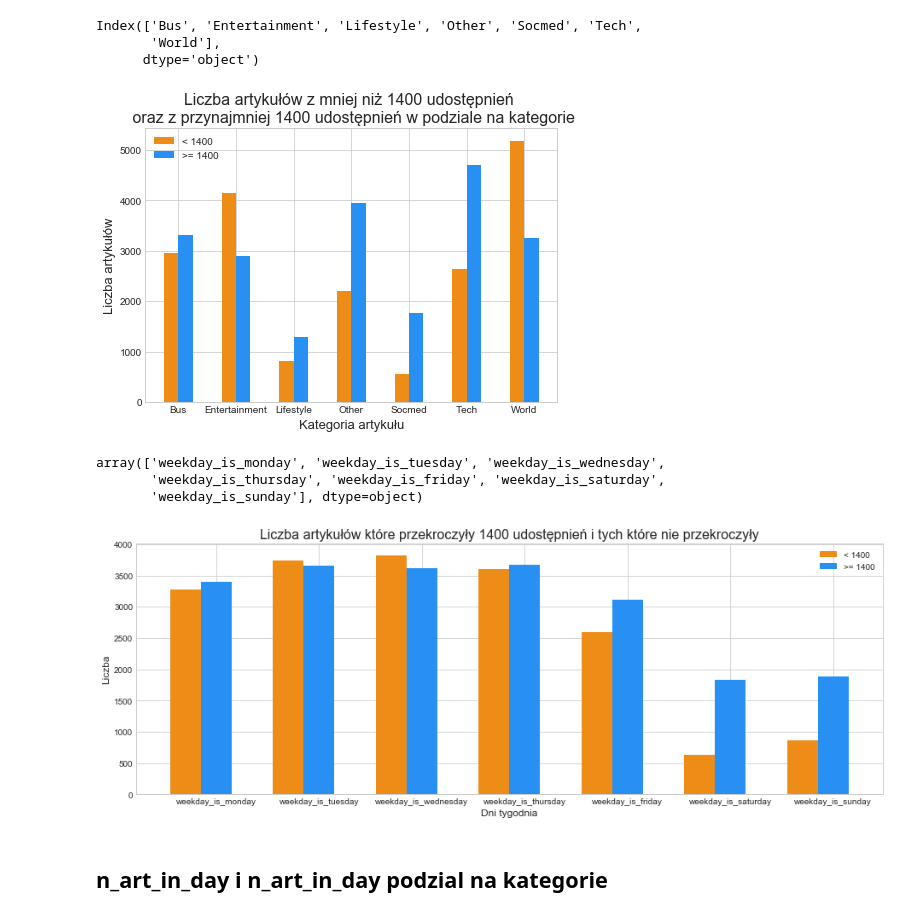
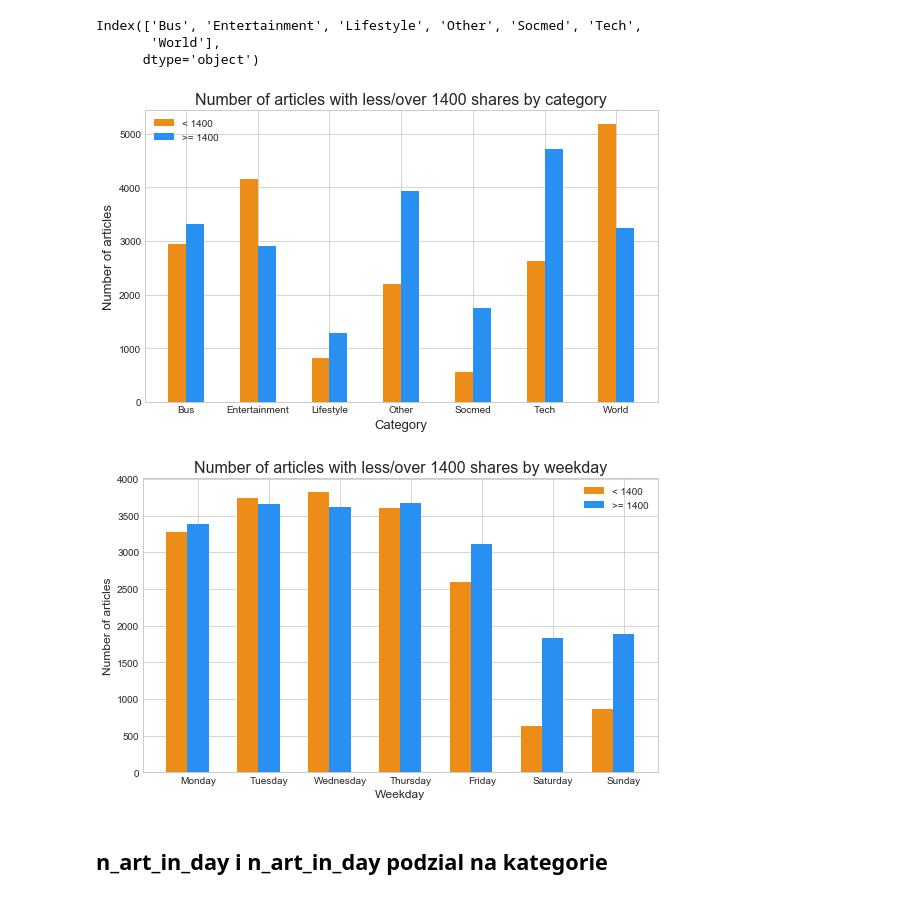
Before and after one commit to msarnacki/online-news-popularity-classification, a Jupyter notebook: news_popularity.ipynb, the cells around one changed output. Saved outputs shown, nothing was run; the diff lists cells and outputs as text; code cells hidden in the pictures.

Commit message:
update readme and charts

```diff
--- a/news_popularity.ipynb
+++ b/news_popularity.ipynb
@@ -197,25 +197,26 @@ dc = df.columns.values[65:72]
 # %%
 niepopularne = df[df['shares']<1400]
 popularne = df[df['shares']>=1400]
 
 ile_niepopularnych = niepopularne[dc].sum()
 ile_popularnych = popularne[dc].sum()
 
-fig = plt.figure(figsize = (7,5))
-plt.title("Liczba artykułów z mniej niż 1400 udostępnień \n oraz z przynajmniej 1400 udostępnień w podziale na kategorie", fontsize = 16)
+fig = plt.figure(figsize = (8,5))
+#plt.title("Liczba artykułów z mniej niż 1400 udostępnień \n oraz z przynajmniej 1400 udostępnień w podziale na kategorie", fontsize = 16)
+plt.title("Number of articles with less/over 1400 shares by category", fontsize = 16)
 plt.bar(np.arange(len(dc)) - 0.125, ile_niepopularnych, width = 0.25, align = "center", color = (237/255, 141/255, 24/255), label = "< 1400")
 plt.bar(np.arange(len(dc)) + 0.125, ile_popularnych, width = 0.25, align="center", color = (39/255, 144/255, 242/255), label = ">= 1400")
 
 plt.xticks(np.arange(len(dc)), dc)
-plt.ylabel("Liczba artykułów", fontsize = 13)
-plt.xlabel("Kategoria artykułu", fontsize = 13)
+plt.ylabel("Number of articles", fontsize = 13)
+plt.xlabel("Category", fontsize = 13)
 
 plt.legend(loc = 'upper left')
 plt.tight_layout()
 plt.savefig("img/dc_pop_unpop.png")
 plt.show()
 # %% [output]
-[figure, old version]
+[figure, new version]
 # %%
 conditions = [
     ((df['data_channel'].str.lower() == 'world') | (df['data_channel'].str.lower() == 'entertainment')),
@@ -228,31 +229,28 @@ df['dc_cat'] = np.select(conditions, choices)
 df = oneHot(df, 'dc_cat')
 # %%
 Wd = df.columns.values[31:38]
-Wd
+Wd2 = ['Monday', "Tuesday", 'Wednesday', 'Thursday', 'Friday', 'Saturday', 'Sunday']
-# %% [output]
-array(['weekday_is_monday', 'weekday_is_tuesday', 'weekday_is_wednesday',
-       'weekday_is_thursday', 'weekday_is_friday', 'weekday_is_saturday',
-       'weekday_is_sunday'], dtype=object)
 # %%
 Unpop=df[df['shares']<1400]
 Pop=df[df['shares']>=1400]
 Unpop_day = Unpop[Wd].sum().values
 Pop_day = Pop[Wd].sum().values
 
-fig = plt.figure(figsize = (13,5))
-plt.title("Liczba artykułów które przekroczyły 1400 udostępnień i tych które nie przekroczyły", fontsize = 16)
+fig = plt.figure(figsize = (8,5))
+
 plt.bar(np.arange(len(Wd)) - 0.3, Unpop_day, width = 0.3, align = "center", color = (237/255, 141/255, 24/255), label = "< 1400")
 plt.bar(np.arange(len(Wd)), Pop_day, width = 0.3, align="center", color = (39/255, 144/255, 242/255), label = ">= 1400")
-plt.xticks(np.arange(len(Wd)), Wd)
-plt.ylabel("Liczba", fontsize = 12)
-plt.xlabel("Dni tygodnia", fontsize = 12)
+plt.xticks(np.arange(len(Wd2)), Wd2)
+plt.title("Number of articles with less/over 1400 shares by weekday", fontsize = 16)
+plt.ylabel("Number of articles", fontsize = 12)
+plt.xlabel("Weekday", fontsize = 12)
 
 plt.legend(loc = 'upper right')
 plt.tight_layout()
-plt.savefig("img/dt_pop_unpop.png")
+plt.savefig("img/wd_pop_unpop.png")
 plt.show()
 # %% [output]
-[figure, old version]
+[figure, new version]
 # %% [markdown]
 ## n_art_in_day i n_art_in_day podzial na kategorie
 # %%
```
Also changed, not shown: parts of 7 cells of this notebook, 14 other files.
